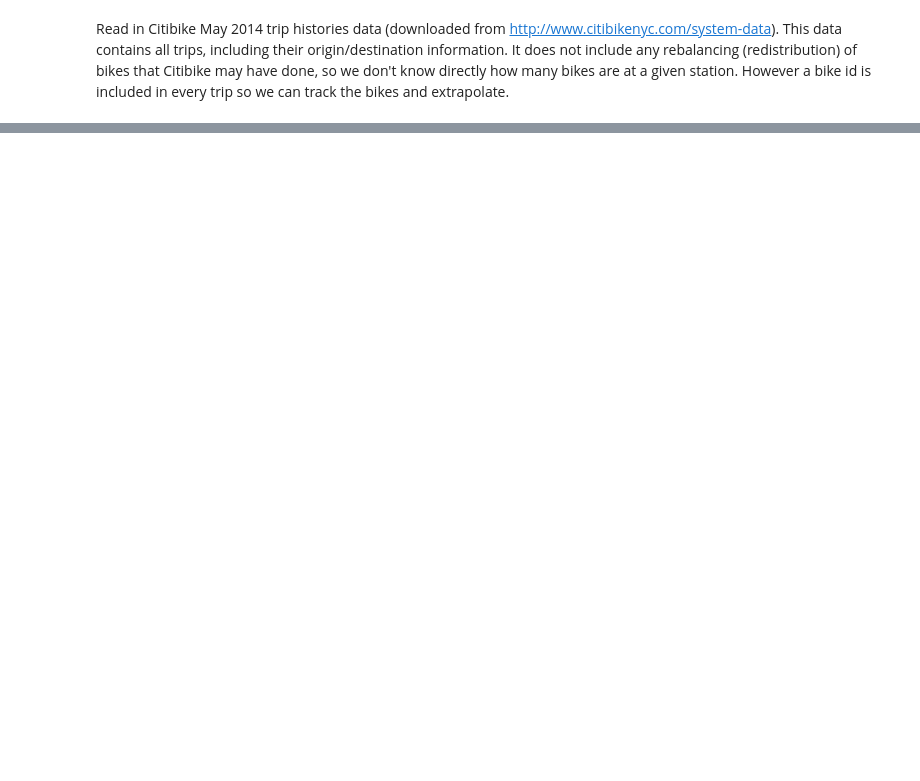
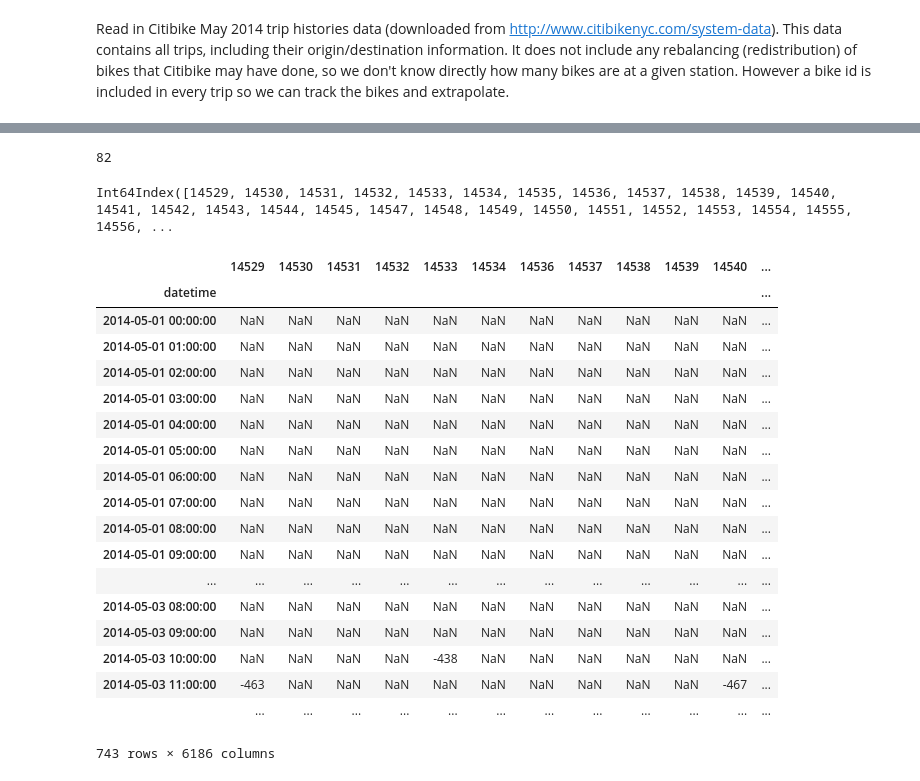
Before and after one commit to deenapatel/citibike, a Jupyter notebook: Citibike.ipynb, the cells around one changed output, grey strips where cells are left out. Cells and saved outputs as stored; diff of their text form; code cells hidden in the pictures; blank space fills up the shorter version.

```diff
--- a/Citibike.ipynb
+++ b/Citibike.ipynb
@@ -3,8 +7,14 @@ Read in Citibike May 2014 trip histories data (downloaded from http://www.citibi
 # %%
-import pandas as pd
-import datetime as dt
-import matplotlib.pyplot as plt
+#reading in data
+df1 = pd.read_csv('citibike_data/2014-01-CitiBikeTripData.csv')
+df2 = pd.read_csv('citibike_data/2014-02-CitiBikeTripData.csv')
+df3 = pd.read_csv('citibike_data/2014-03-CitiBikeTripData.csv')
+df4 = pd.read_csv('citibike_data/2014-04-CitiBikeTripData.csv')
+df5 = pd.read_csv('citibike_data/2014-05-CitiBikeTripData.csv')
 
-df = pd.read_csv('citibike_data/2014-05-CitiBikeTripData.csv') #reading in file to dataframe
-df['starttime']=pd.to_datetime(df['starttime']) #converting time strings into datetime format var
-df['stoptime']=pd.to_datetime(df['stoptime'])   #converting time strings into datetime format var
+dataframes=[df1,df2,df3,df4,df5]
+for df in dataframes:
+    df['starttime']=pd.to_datetime(df['starttime']) #converting time strings into datetime format var
+    df['stoptime']=pd.to_datetime(df['stoptime'])   #converting time strings into datetime format var
+
+#df=pd.concat([df1,df2,df3,df4,df5])
@@ -83,0 +89,18 @@ bikedf.loc[14529]
+# %%
+bikedf1=triptobike(df1)
+nullstartrow=pd.Series(index=bikedf1.index.levels[0])
+whereisbike1=biketowhere(bikedf1,dt.datetime(2014,1,1,0),1,nullstartrow)
+
+startrow=whereisbike1.loc[dt.datetime(2014,1,31,23)]
+whereisbike2=biketowhere(triptobike(df2),dt.datetime(2014,2,1,0),1,startrow)
+
+startrow=whereisbike2.loc[dt.datetime(2014,2,28,23)]
+#startrow=nullstartrow
+whereisbike3=biketowhere(triptobike(df3),dt.datetime(2014,3,1,0),1,startrow)
+
+startrow=whereisbike3.loc[dt.datetime(2014,3,31,23)]
+#startrow=nullstartrow
+whereisbike4=biketowhere(triptobike(df4),dt.datetime(2014,4,1,0),1,startrow)
+
+startrow=whereisbike4.loc[dt.datetime(2014,5,1,0)] #april data spills over onto may1
+whereisbike5=biketowhere(triptobike(df5),dt.datetime(2014,5,1,0),1,startrow)
@@ -177,3 +213,36 @@ stationdf
+# %%
+unknownbikes(whereisbike5,dt.datetime(2014,5,1,0))
+# %% [output]
+82
+# %%
+#skip
+whereisbike4.rename(columns = lambda x: int(x), inplace=True)
+whereisbike4.loc[dt.datetime(2014,5,1,0)].index
+#bikedf.index.levels[0]
+# %% [output]
+Int64Index([14529, 14530, 14531, 14532, 14533, 14534, 14535, 14536, 14537, 14538, 14539, 14540, 14541, 14542, 14543, 14544, 14545, 14547, 14548, 14549, 14550, 14551, 14552, 14553, 14554, 14555, 14556, ...
+# %%
+whereisbike5[whereisbike5<0].dropna(how='all')
+# %% [output]
+|  | 14529 | 14530 | 14531 | 14532 | 14533 | 14534 | 14536 | 14537 | 14538 | 14539 | 14540 | ... |
+| datetime |  |  |  |  |  |  |  |  |  |  |  | ... |
+| 2014-05-01 00:00:00 | NaN | NaN | NaN | NaN | NaN | NaN | NaN | NaN | NaN | NaN | NaN | ... |
+| 2014-05-01 01:00:00 | NaN | NaN | NaN | NaN | NaN | NaN | NaN | NaN | NaN | NaN | NaN | ... |
+| 2014-05-01 02:00:00 | NaN | NaN | NaN | NaN | NaN | NaN | NaN | NaN | NaN | NaN | NaN | ... |
+| 2014-05-01 03:00:00 | NaN | NaN | NaN | NaN | NaN | NaN | NaN | NaN | NaN | NaN | NaN | ... |
+| 2014-05-01 04:00:00 | NaN | NaN | NaN | NaN | NaN | NaN | NaN | NaN | NaN | NaN | NaN | ... |
+| 2014-05-01 05:00:00 | NaN | NaN | NaN | NaN | NaN | NaN | NaN | NaN | NaN | NaN | NaN | ... |
+| 2014-05-01 06:00:00 | NaN | NaN | NaN | NaN | NaN | NaN | NaN | NaN | NaN | NaN | NaN | ... |
+| 2014-05-01 07:00:00 | NaN | NaN | NaN | NaN | NaN | NaN | NaN | NaN | NaN | NaN | NaN | ... |
+| 2014-05-01 08:00:00 | NaN | NaN | NaN | NaN | NaN | NaN | NaN | NaN | NaN | NaN | NaN | ... |
+| 2014-05-01 09:00:00 | NaN | NaN | NaN | NaN | NaN | NaN | NaN | NaN | NaN | NaN | NaN | ... |
+| ... | ... | ... | ... | ... | ... | ... | ... | ... | ... | ... | ... | ... |
+| 2014-05-03 08:00:00 | NaN | NaN | NaN | NaN | NaN | NaN | NaN | NaN | NaN | NaN | NaN | ... |
+| 2014-05-03 09:00:00 | NaN | NaN | NaN | NaN | NaN | NaN | NaN | NaN | NaN | NaN | NaN | ... |
+| 2014-05-03 10:00:00 | NaN | NaN | NaN | NaN | -438 | NaN | NaN | NaN | NaN | NaN | NaN | ... |
+| 2014-05-03 11:00:00 | -463 | NaN | NaN | NaN | NaN | NaN | NaN | NaN | NaN | NaN | -467 | ... |
+|  | ... | ... | ... | ... | ... | ... | ... | ... | ... | ... | ... | ... |
+743 rows × 6186 columns
 # %%
 stationdf['totalDocks'] #total number of docks at each station
 # %% [output]
```
Also changed, not shown: parts of 18 cells of this notebook.
